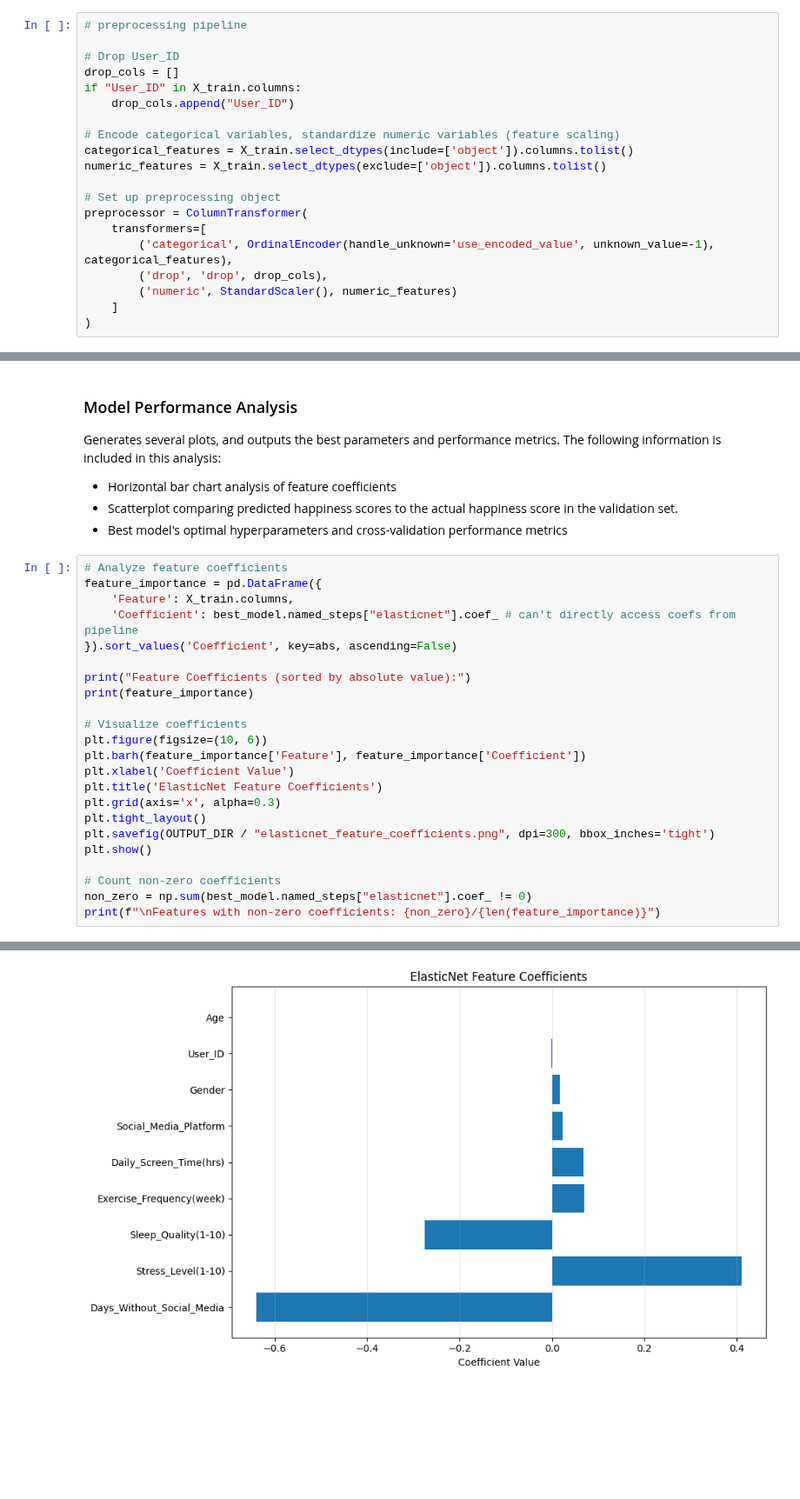
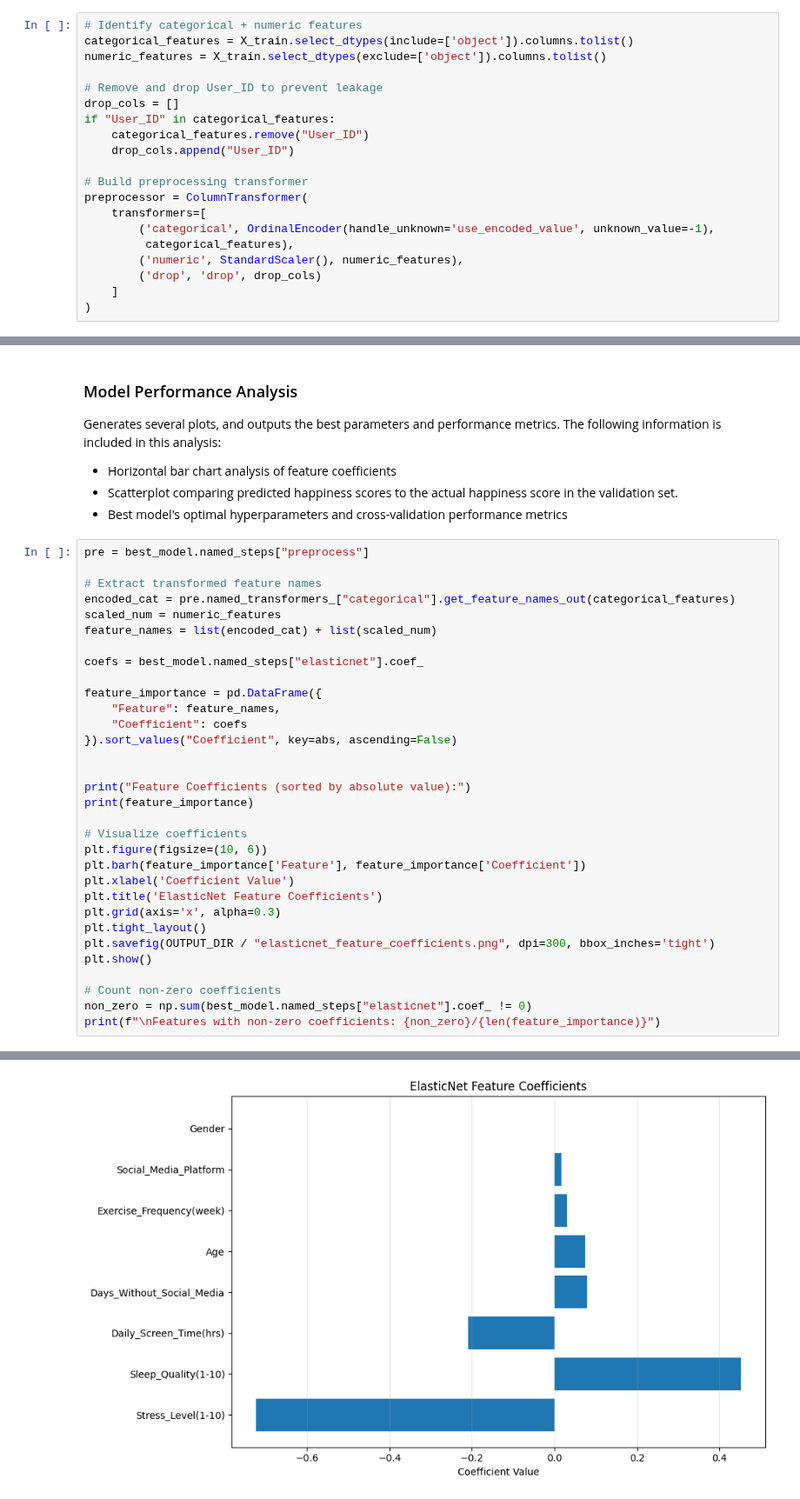
Before and after one commit to aileenkent/ds4021FinalProject, a Jupyter notebook: Notebooks/Models/ElasticNet_Regression.ipynb, the cells around one changed output, grey strips where cells are left out. Shown at 87% size. Cells and saved outputs as stored; diff of their text form; blank space fills up the shorter version.

Commit message:
dropping user_id

```diff
--- a/Notebooks/Models/ElasticNet_Regression.ipynb
+++ b/Notebooks/Models/ElasticNet_Regression.ipynb
@@ -81,23 +81,23 @@ Number of features: 9
 
 Utilizes ColumnTransformer to create a preprocessing step for our pipeline. Identifies categorical variables and uses OrdinalEncoder to process them. Drops applicable columns.
 # %%
-# preprocessing pipeline
-
-# Drop User_ID
-drop_cols = []
-if "User_ID" in X_train.columns:
-    drop_cols.append("User_ID")
-
-# Encode categorical variables, standardize numeric variables (feature scaling)
+# Identify categorical + numeric features
 categorical_features = X_train.select_dtypes(include=['object']).columns.tolist()
 numeric_features = X_train.select_dtypes(exclude=['object']).columns.tolist()
 
-# Set up preprocessing object
+# Remove and drop User_ID to prevent leakage
+drop_cols = []
+if "User_ID" in categorical_features:
+    categorical_features.remove("User_ID")
+    drop_cols.append("User_ID")
+
+# Build preprocessing transformer
 preprocessor = ColumnTransformer(
     transformers=[
-        ('categorical', OrdinalEncoder(handle_unknown='use_encoded_value', unknown_value=-1), categorical_features),
-        ('drop', 'drop', drop_cols),
-        ('numeric', StandardScaler(), numeric_features)
+        ('categorical', OrdinalEncoder(handle_unknown='use_encoded_value', unknown_value=-1),
+         categorical_features),
+        ('numeric', StandardScaler(), numeric_features),
+        ('drop', 'drop', drop_cols)
     ]
 )
 # %% [markdown]
@@ -173,11 +173,20 @@ Generates several plots, and outputs the best parameters and performance metrics
 - Scatterplot comparing predicted happiness scores to the actual happiness score in the validation set.
 - Best model's optimal hyperparameters and cross-validation performance metrics
 # %%
-# Analyze feature coefficients
+pre = best_model.named_steps["preprocess"]
+
+# Extract transformed feature names
+encoded_cat = pre.named_transformers_["categorical"].get_feature_names_out(categorical_features)
+scaled_num = numeric_features
+feature_names = list(encoded_cat) + list(scaled_num)
+
+coefs = best_model.named_steps["elasticnet"].coef_
+
 feature_importance = pd.DataFrame({
-    'Feature': X_train.columns,
-    'Coefficient': best_model.named_steps["elasticnet"].coef_ # can't directly access coefs from pipeline
-}).sort_values('Coefficient', key=abs, ascending=False)
+    "Feature": feature_names,
+    "Coefficient": coefs
+}).sort_values("Coefficient", key=abs, ascending=False)
+
 
 print("Feature Coefficients (sorted by absolute value):")
 print(feature_importance)
@@ -210 +218 @@ Feature Coefficients (sorted by absolute value):
-[figure, old version]
+[figure, new version]
```
Also changed, not shown: parts of 4 cells of this notebook, 2 other files.
